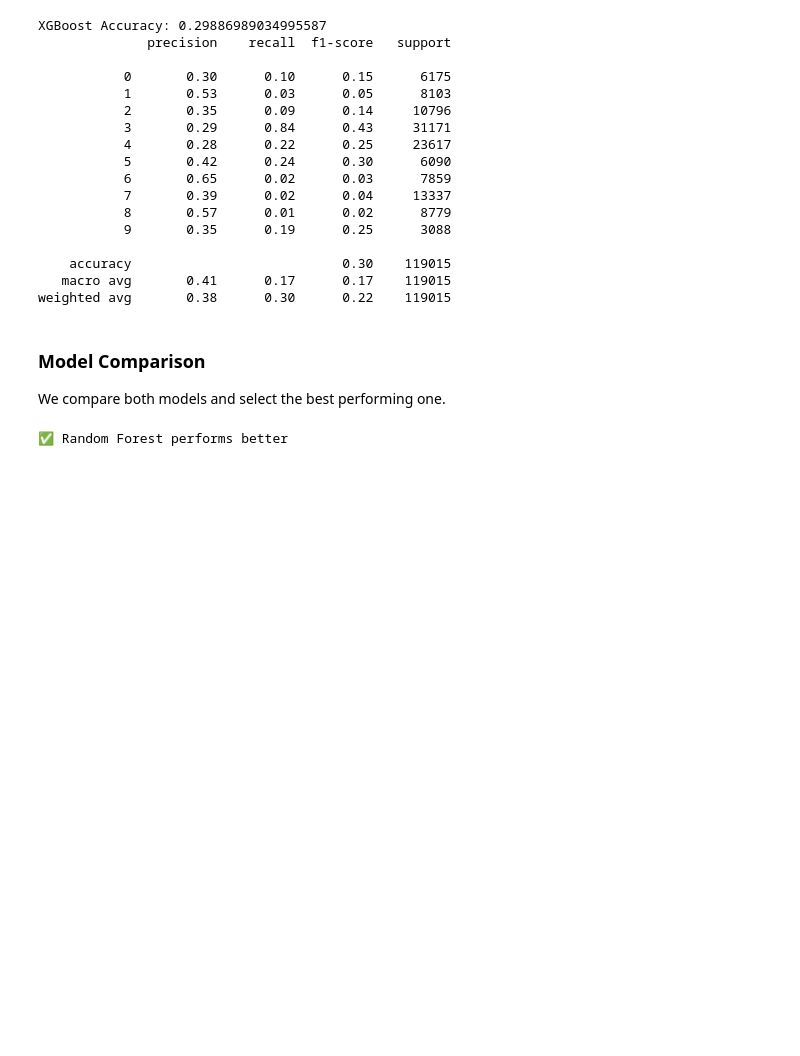
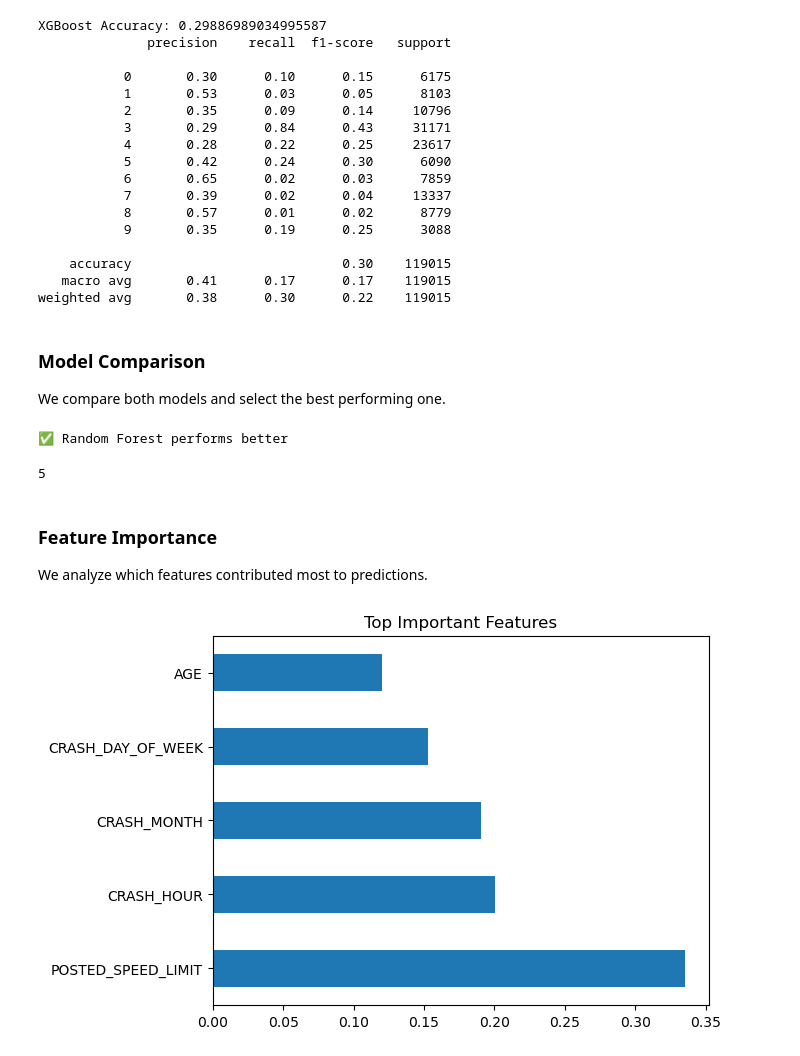
Before and after one commit to ChairoSolutions/Chicago-crash-cause-prediction, a Jupyter notebook: index.ipynb, the cells around one changed output. Cells and saved outputs as stored; diff of their text form; code cells hidden in the pictures; blank space fills up the shorter version.

Commit message:
Feature Importance

```diff
--- a/index.ipynb
+++ b/index.ipynb
@@ -1262,3 +1262,20 @@ else:
     print("✅ Random Forest performs better")
 # %% [output]
 ✅ Random Forest performs better
+# %%
+print(len(xgb.feature_importances_))
+# %% [output]
+5
+# %% [markdown]
+### Feature Importance
+We analyze which features contributed most to predictions.
+# %%
+import pandas as pd
+
+importance = pd.Series(xgb.feature_importances_, index=X_train.columns)
+importance.nlargest(15).plot(kind='barh')
+
+plt.title("Top Important Features")
+plt.show()
+# %% [output]
+[figure, added]
```
